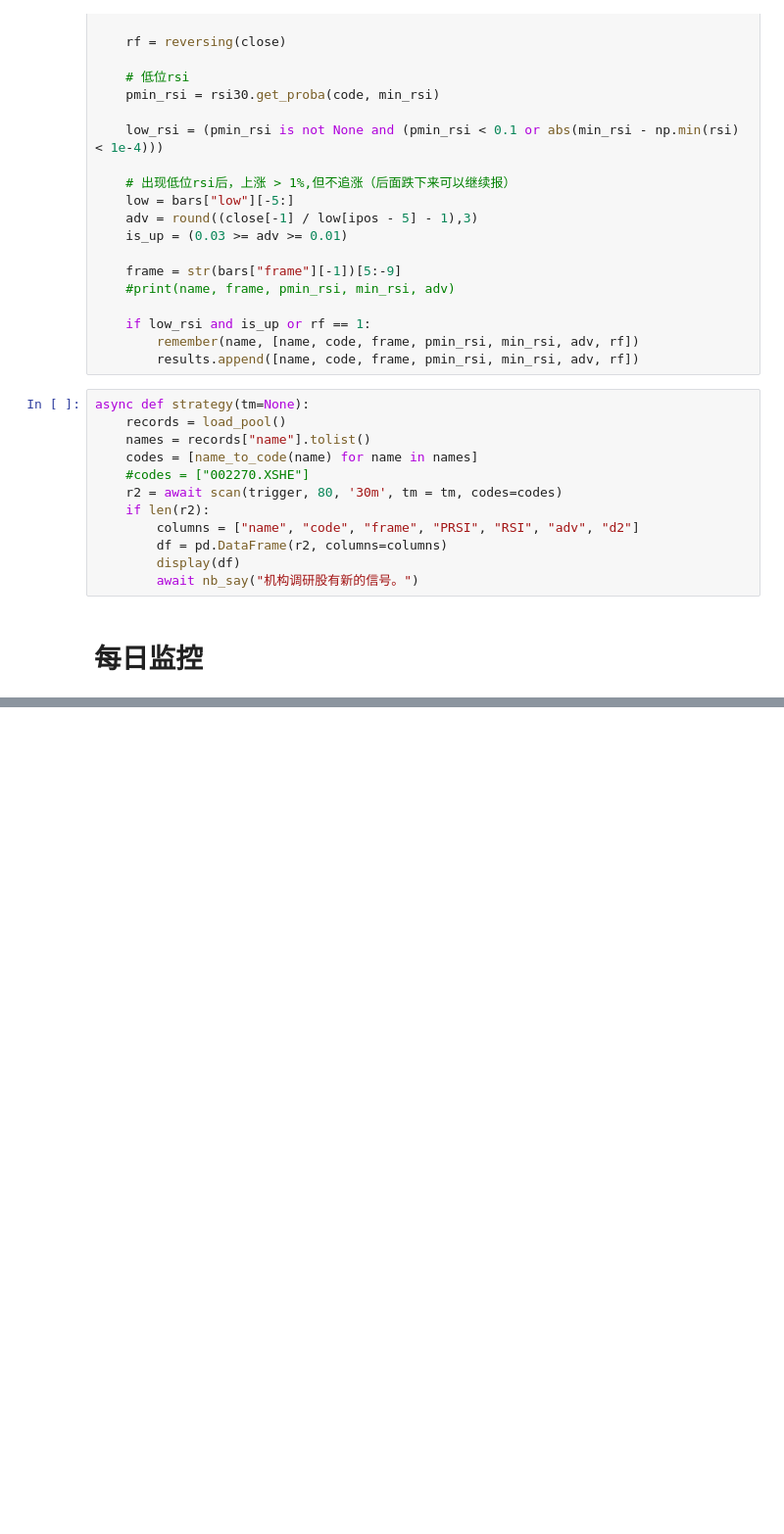
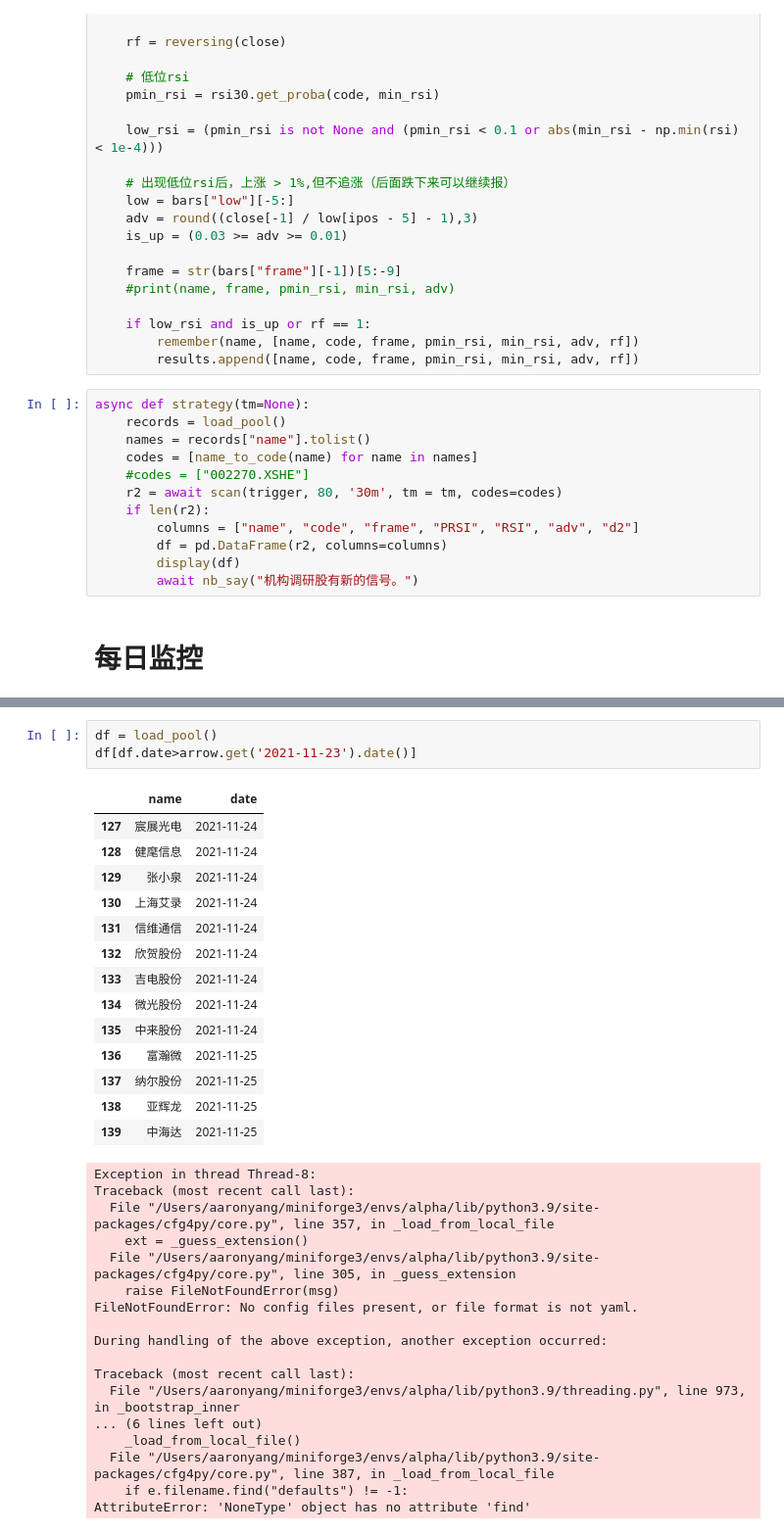
Before and after one commit to zillionare/alpha, a Jupyter notebook: alpha/notebook/【监控】机构调研.ipynb, the cells around one changed output, grey strips where cells are left out. Shown at 98% size. Drawn from its saved outputs; the diff is of its cells as text; blank space fills up the shorter version.

```diff
--- a/alpha/notebook/【监控】机构调研.ipynb
+++ b/alpha/notebook/【监控】机构调研.ipynb
@@ -174,0 +265,35 @@ print("结束一天的机构调研股监控。")
+# %%
+df = load_pool()
+df[df.date>arrow.get('2021-11-23').date()]
+# %% [output]
+|  | name | date |
+| 127 | 宸展光电 | 2021-11-24 |
+| 128 | 健麾信息 | 2021-11-24 |
+| 129 | 张小泉 | 2021-11-24 |
+| 130 | 上海艾录 | 2021-11-24 |
+| 131 | 信维通信 | 2021-11-24 |
+| 132 | 欣贺股份 | 2021-11-24 |
+| 133 | 吉电股份 | 2021-11-24 |
+| 134 | 微光股份 | 2021-11-24 |
+| 135 | 中来股份 | 2021-11-24 |
+| 136 | 富瀚微 | 2021-11-25 |
+| 137 | 纳尔股份 | 2021-11-25 |
+| 138 | 亚辉龙 | 2021-11-25 |
+| 139 | 中海达 | 2021-11-25 |
+Exception in thread Thread-8:
+Traceback (most recent call last):
+  File "/Users/aaronyang/miniforge3/envs/alpha/lib/python3.9/site-packages/cfg4py/core.py", line 357, in _load_from_local_file
+    ext = _guess_extension()
+  File "/Users/aaronyang/miniforge3/envs/alpha/lib/python3.9/site-packages/cfg4py/core.py", line 305, in _guess_extension
+    raise FileNotFoundError(msg)
+FileNotFoundError: No config files present, or file format is not yaml.
+
+During handling of the above exception, another exception occurred:
+
+Traceback (most recent call last):
+  File "/Users/aaronyang/miniforge3/envs/alpha/lib/python3.9/threading.py", line 973, in _bootstrap_inner
+... (6 lines left out)
+    _load_from_local_file()
+  File "/Users/aaronyang/miniforge3/envs/alpha/lib/python3.9/site-packages/cfg4py/core.py", line 387, in _load_from_local_file
+    if e.filename.find("defaults") != -1:
+AttributeError: 'NoneType' object has no attribute 'find'
```
Also changed, not shown: parts of 8 cells of this notebook, 36 other files.
